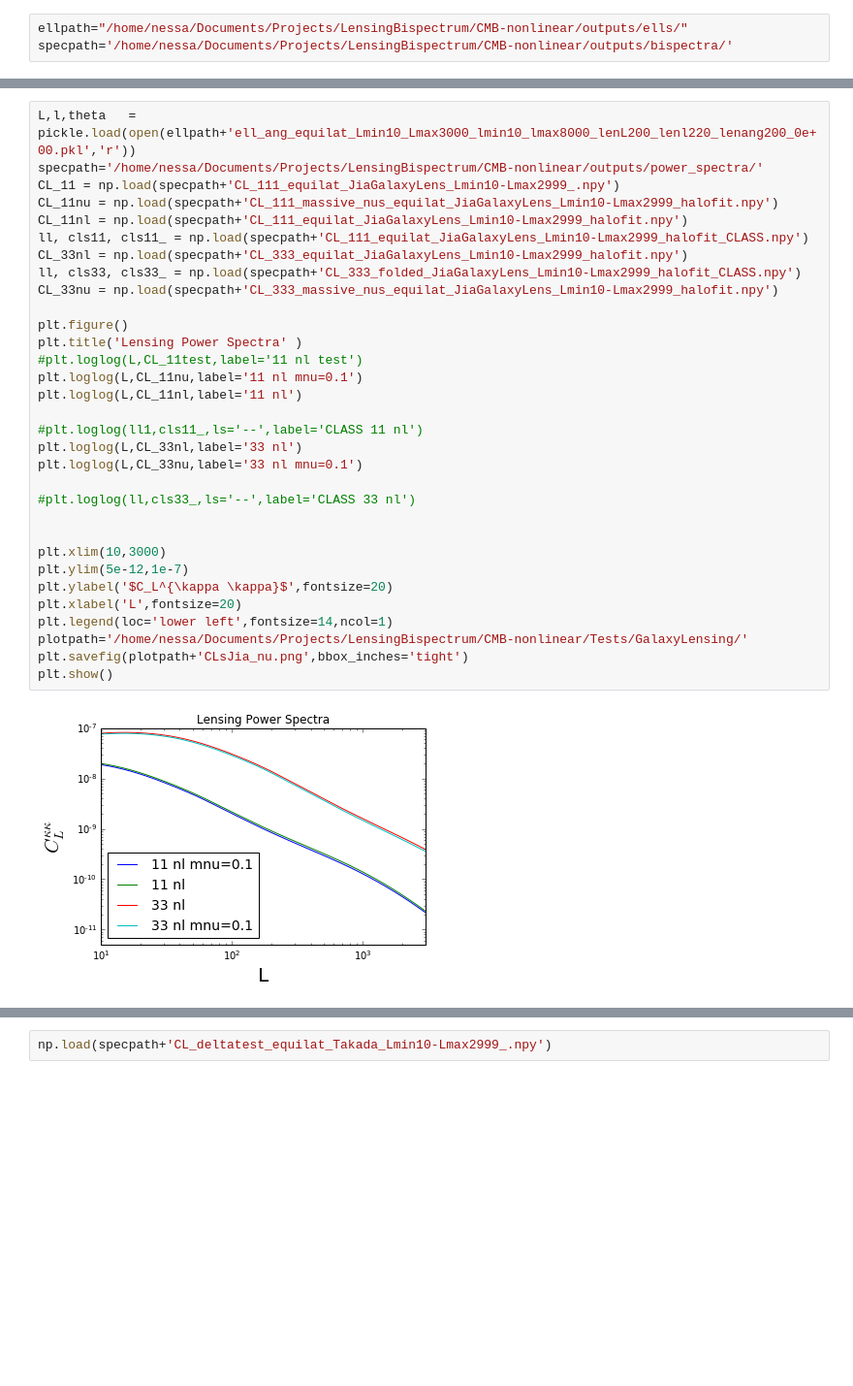
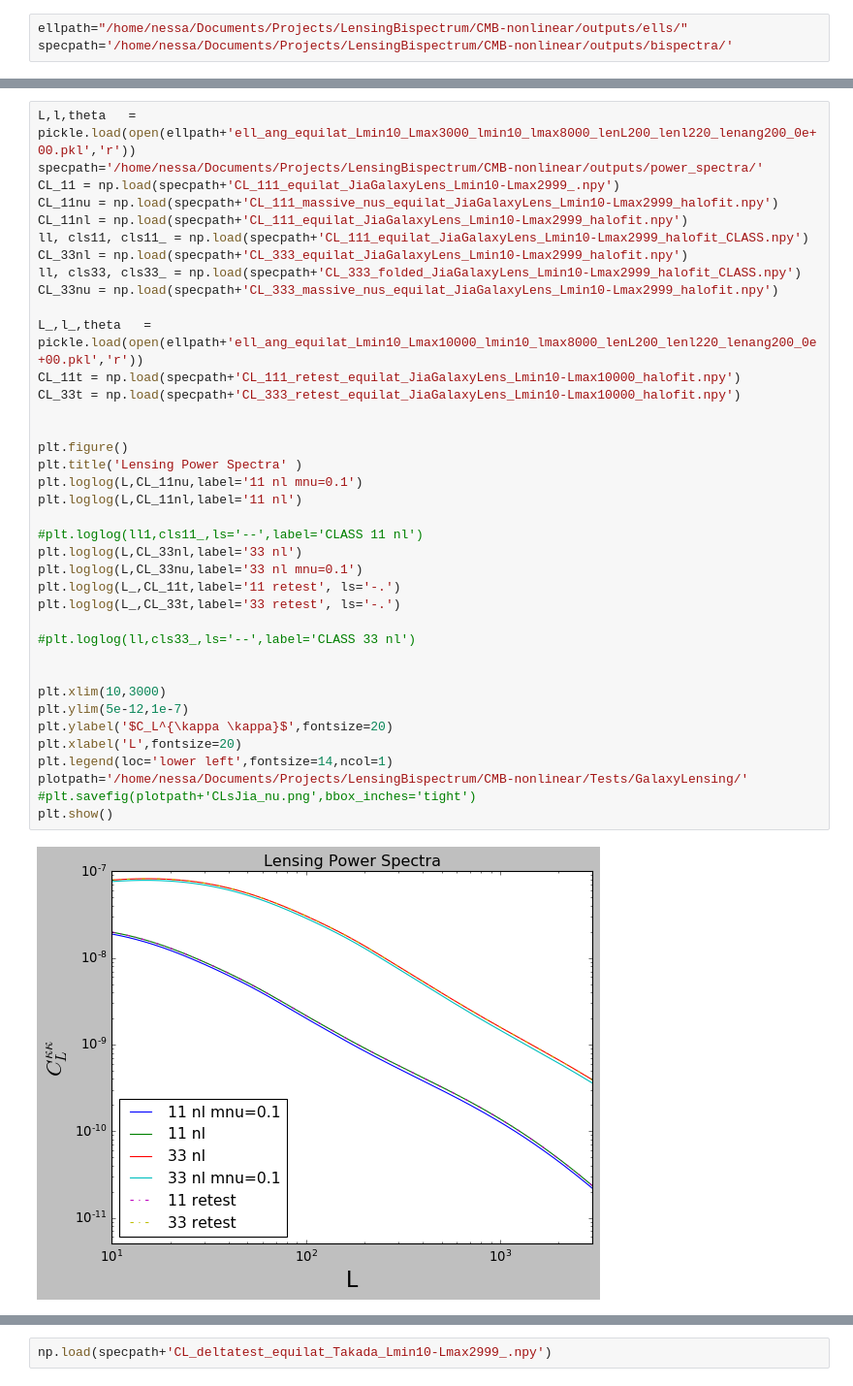
Before and after one commit to VMBoehm/BispectrumBias, a Jupyter notebook: TestBispectraGalLens.ipynb, the cells around one changed output, grey strips where cells are left out. Shown: that part at 97% size. Saved outputs shown, nothing was run; the diff lists cells and outputs as text; blank space fills up the shorter version.

```diff
--- a/TestBispectraGalLens.ipynb
+++ b/TestBispectraGalLens.ipynb
@@ -121,36 +121,42 @@ plt.show()
 L,l,theta   = pickle.load(open(ellpath+'ell_ang_equilat_Lmin10_Lmax3000_lmin10_lmax8000_lenL200_lenl220_lenang200_0e+00.pkl','r'))
 specpath='/home/nessa/Documents/Projects/LensingBispectrum/CMB-nonlinear/outputs/power_spectra/'
 CL_11 = np.load(specpath+'CL_111_equilat_JiaGalaxyLens_Lmin10-Lmax2999_.npy')
 CL_11nu = np.load(specpath+'CL_111_massive_nus_equilat_JiaGalaxyLens_Lmin10-Lmax2999_halofit.npy')
 CL_11nl = np.load(specpath+'CL_111_equilat_JiaGalaxyLens_Lmin10-Lmax2999_halofit.npy')
 ll, cls11, cls11_ = np.load(specpath+'CL_111_equilat_JiaGalaxyLens_Lmin10-Lmax2999_halofit_CLASS.npy')
 CL_33nl = np.load(specpath+'CL_333_equilat_JiaGalaxyLens_Lmin10-Lmax2999_halofit.npy')
 ll, cls33, cls33_ = np.load(specpath+'CL_333_folded_JiaGalaxyLens_Lmin10-Lmax2999_halofit_CLASS.npy')
 CL_33nu = np.load(specpath+'CL_333_massive_nus_equilat_JiaGalaxyLens_Lmin10-Lmax2999_halofit.npy')
 
+L_,l_,theta   = pickle.load(open(ellpath+'ell_ang_equilat_Lmin10_Lmax10000_lmin10_lmax8000_lenL200_lenl220_lenang200_0e+00.pkl','r'))
+CL_11t = np.load(specpath+'CL_111_retest_equilat_JiaGalaxyLens_Lmin10-Lmax10000_halofit.npy')
+CL_33t = np.load(specpath+'CL_333_retest_equilat_JiaGalaxyLens_Lmin10-Lmax10000_halofit.npy')
+
+
 plt.figure()
 plt.title('Lensing Power Spectra' )
-#plt.loglog(L,CL_11test,label='11 nl test')
 plt.loglog(L,CL_11nu,label='11 nl mnu=0.1')
 plt.loglog(L,CL_11nl,label='11 nl')
 
 #plt.loglog(ll1,cls11_,ls='--',label='CLASS 11 nl')
 plt.loglog(L,CL_33nl,label='33 nl')
 plt.loglog(L,CL_33nu,label='33 nl mnu=0.1')
+plt.loglog(L_,CL_11t,label='11 retest', ls='-.')
+plt.loglog(L_,CL_33t,label='33 retest', ls='-.')
 
 #plt.loglog(ll,cls33_,ls='--',label='CLASS 33 nl')
 
 
 plt.xlim(10,3000)
 plt.ylim(5e-12,1e-7)
 plt.ylabel('$C_L^{\kappa \kappa}$',fontsize=20)
 plt.xlabel('L',fontsize=20)
 plt.legend(loc='lower left',fontsize=14,ncol=1)
 plotpath='/home/nessa/Documents/Projects/LensingBispectrum/CMB-nonlinear/Tests/GalaxyLensing/'
-plt.savefig(plotpath+'CLsJia_nu.png',bbox_inches='tight')
+#plt.savefig(plotpath+'CLsJia_nu.png',bbox_inches='tight')
 plt.show()
 # %% [output]
-[figure, old version]
+[figure, new version]
 # %%
 L,l,theta   = pickle.load(open(ellpath+'ell_ang_equilat_Lmin10_Lmax3000_lmin10_lmax8000_lenL200_lenl220_lenang200_0e+00.pkl','r'))
 specpath='/home/nessa/Documents/Projects/LensingBispectrum/CMB-nonlinear/outputs/power_spectra/'
```
Also changed, not shown: parts of 8 cells of this notebook, 3 other files.
